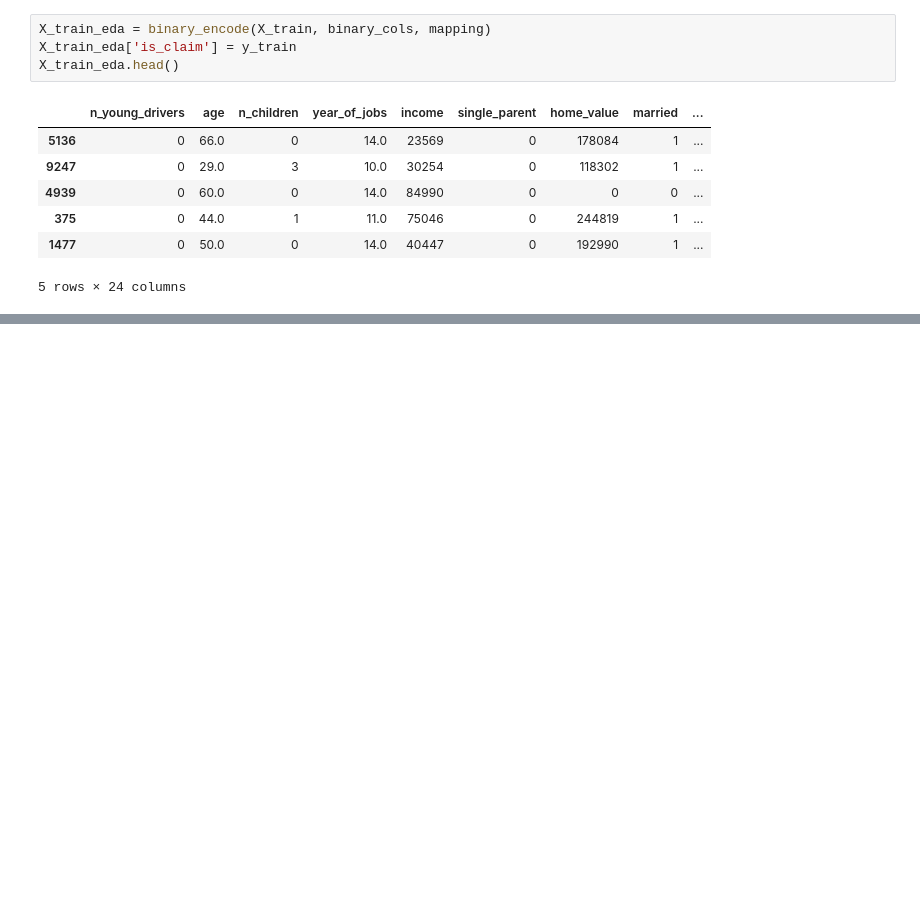
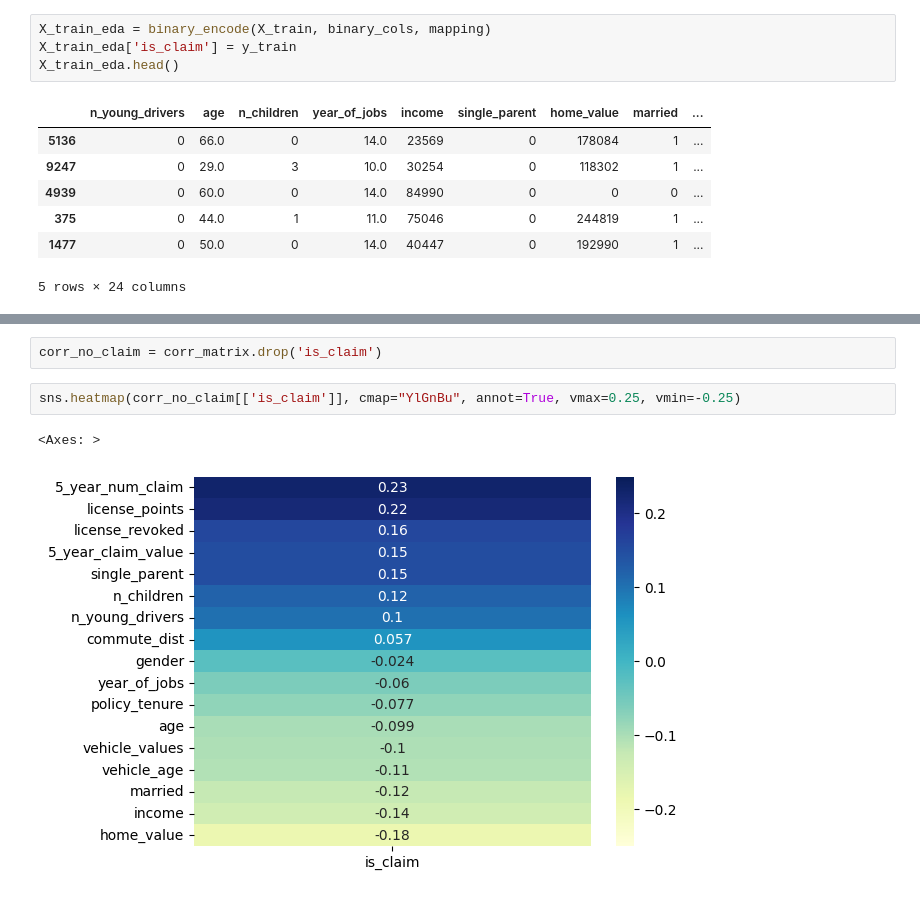
Before and after one commit to hatunglam/kaggle-projects, a Jupyter notebook: car_insurance/main.ipynb, the cells around one changed output, grey strips where cells are left out. Drawn from its saved outputs; the diff is of its cells as text; blank space fills up the shorter version.

```diff
--- a/car_insurance/main.ipynb
+++ b/car_insurance/main.ipynb
@@ -274,0 +262,7 @@ X_train_eda.corr(numeric_only=True).sort_values(by='is_claim', ascending=False)
+# %%
+corr_no_claim = corr_matrix.drop('is_claim')
+# %%
+sns.heatmap(corr_no_claim[['is_claim']], cmap="YlGnBu", annot=True, vmax=0.25, vmin=-0.25)
+# %% [output]
+<Axes: >
+[figure, added]
```
Also changed, not shown: parts of 2 cells of this notebook.
